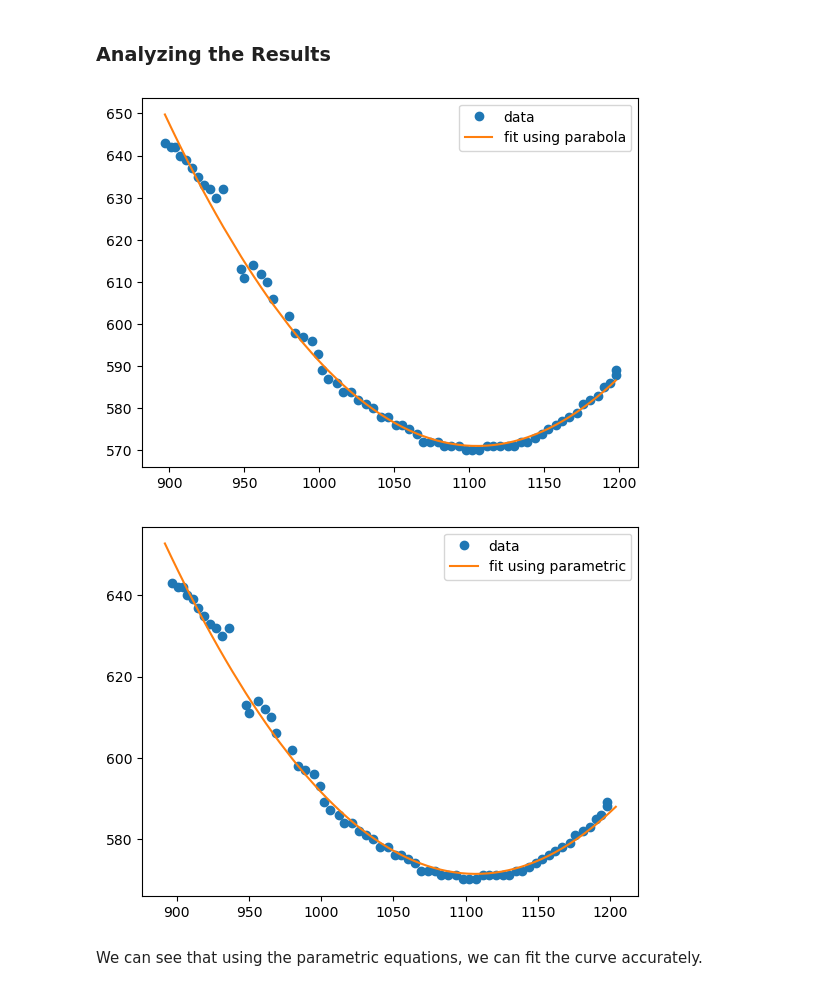
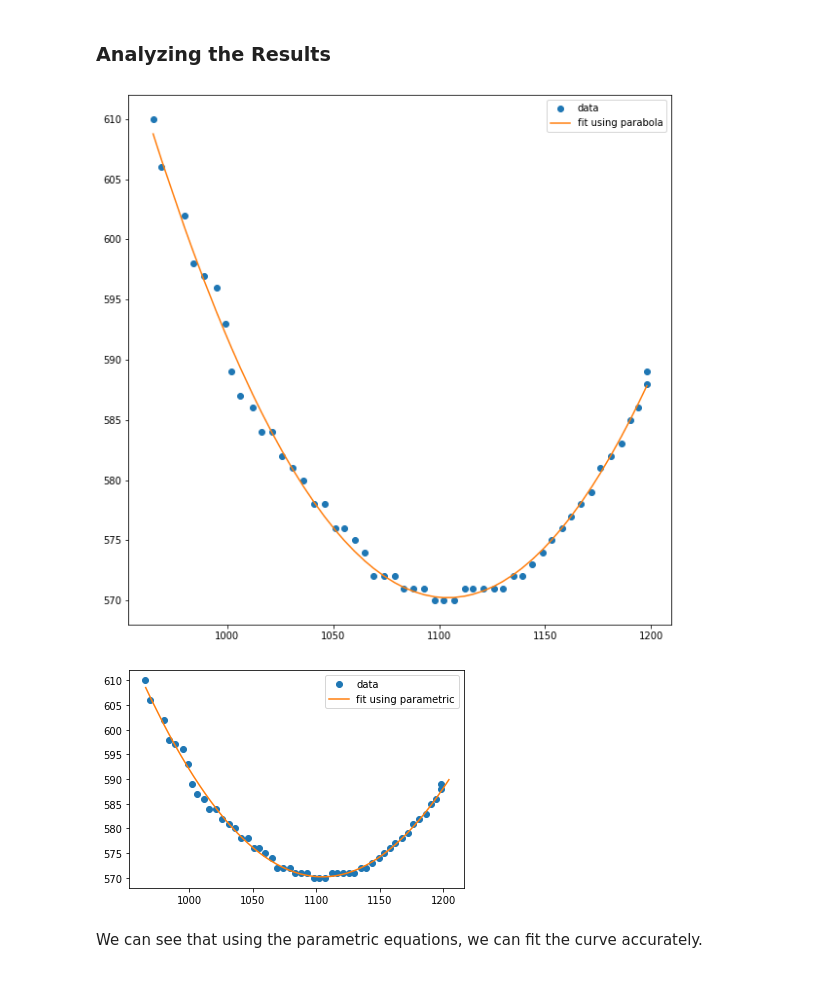
Before and after one commit to Hari31416/mini-project, a Jupyter notebook: codes/extraction/Ref_Notebook_Info.ipynb, the cells around one changed output. Saved outputs shown, nothing was run; the diff lists cells and outputs as text; code cells hidden in the pictures.

```diff
--- a/codes/extraction/Ref_Notebook_Info.ipynb
+++ b/codes/extraction/Ref_Notebook_Info.ipynb
@@ -99,10 +103,10 @@ $$ -->
 # %% [markdown]
 This is a parabola with the parameters $y_0$, $m$, $g$ and $v_x$ and $v_y$. We can use `scipy` to get these parameters.
 # %%
-def the_parabola(x, x0, y0, vy, vx, g):
-    second_term = (vy/vx)*(x-x0)
-    third_term = 0.5*g*((x-x0)/vx)**2
-    return y0 + second_term + third_term
+def the_parabola(x, m, a):
+    second_term = m*(x-965)
+    third_term = a*((x-965)**2)/2
+    return 610 + second_term + third_term
 the_parabola_vector = np.vectorize(the_parabola)
 # %% [markdown]
 However, it turned out that using the parabola does not give a reasonable result. So, we'll be using the parametric equations.
@@ -118,3 +122,6 @@ parametric_y_vector = np.vectorize(parametric_y)
 ## Region III
 # %% [markdown]
 ### Data For Region III
+# %%
+df_c = df_c.iloc[95:]
+df_c
@@ -123,7 +148,7 @@ region_3 = df_c[df_c["Region"] == "III"]
 # %%
-X = region_3["x"].values
-Y = region_3["y"].values
-t = region_3["time"].values
+X = df_c["x"].values
+Y = df_c["y"].values
+t = df_c["time"].values
 offset = t[0]
 tbar = t-offset
 # %%
@@ -161,17 +214,18 @@ g
 # %% [markdown]
 ### Analyzing the Results
 # %%
+plt.figure(figsize=(10,10))
 plt.plot(X,Y, 'o', label="data")
 plt.plot(X, the_parabola_vector(X, *popt),label="fit using parabola")
 plt.legend();
 # %% [output]
-[figure, old version]
+[figure, new version]
 # %%
 plt.plot(X,Y, 'o', label="data")
 plt.plot(parametric_x_vector(tbar, *poptx), parametric_y_vector(tbar, *popty), label="fit using parametric")
 plt.legend();
 # %% [output]
-[figure, old version]
+[figure, new version]
 # %% [markdown]
 We can see that using the parametric equations, we can fit the curve accurately.
 # %% [markdown]
```
Also changed, not shown: parts of 15 cells of this notebook, 4 other files.
